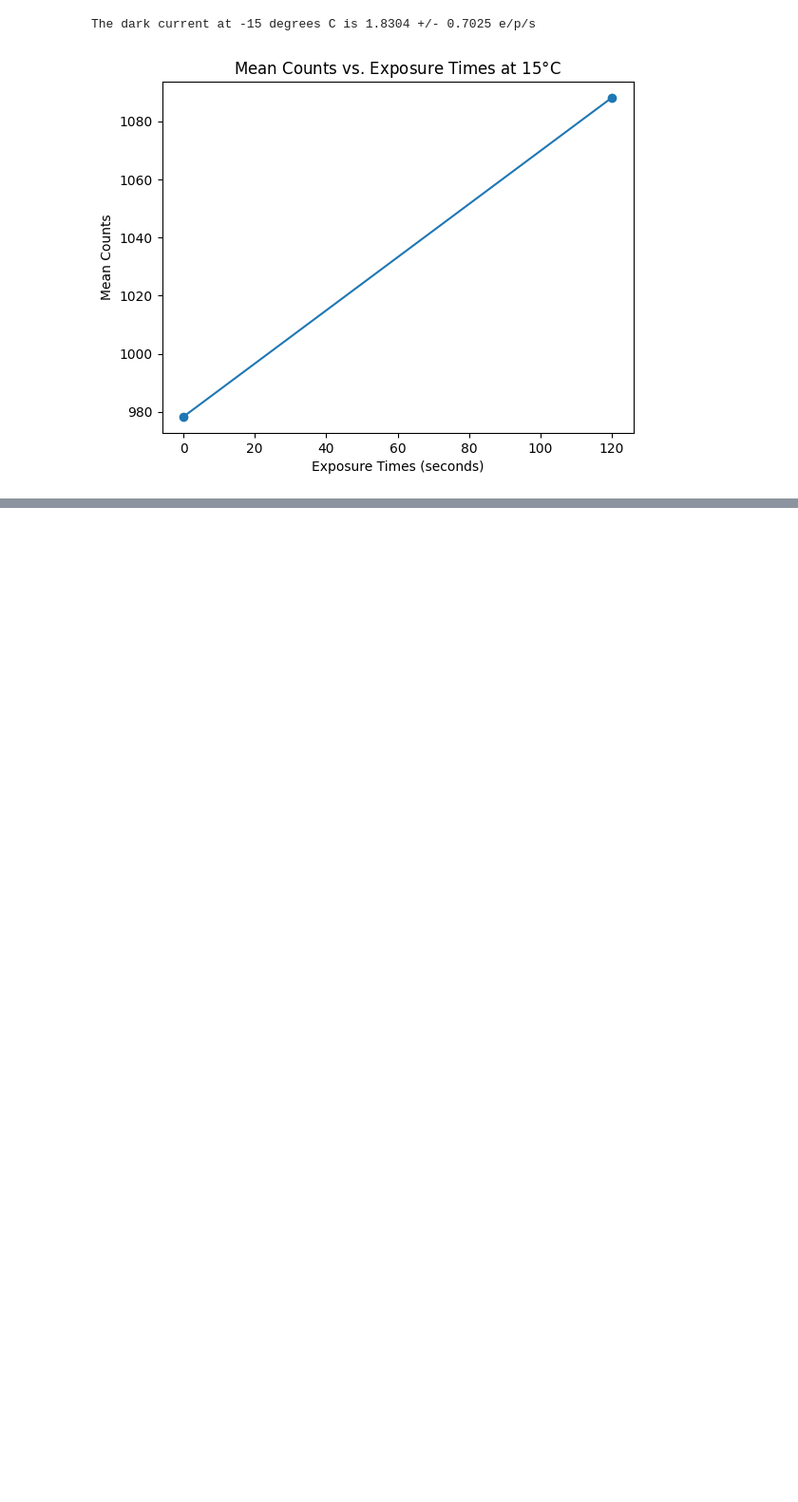
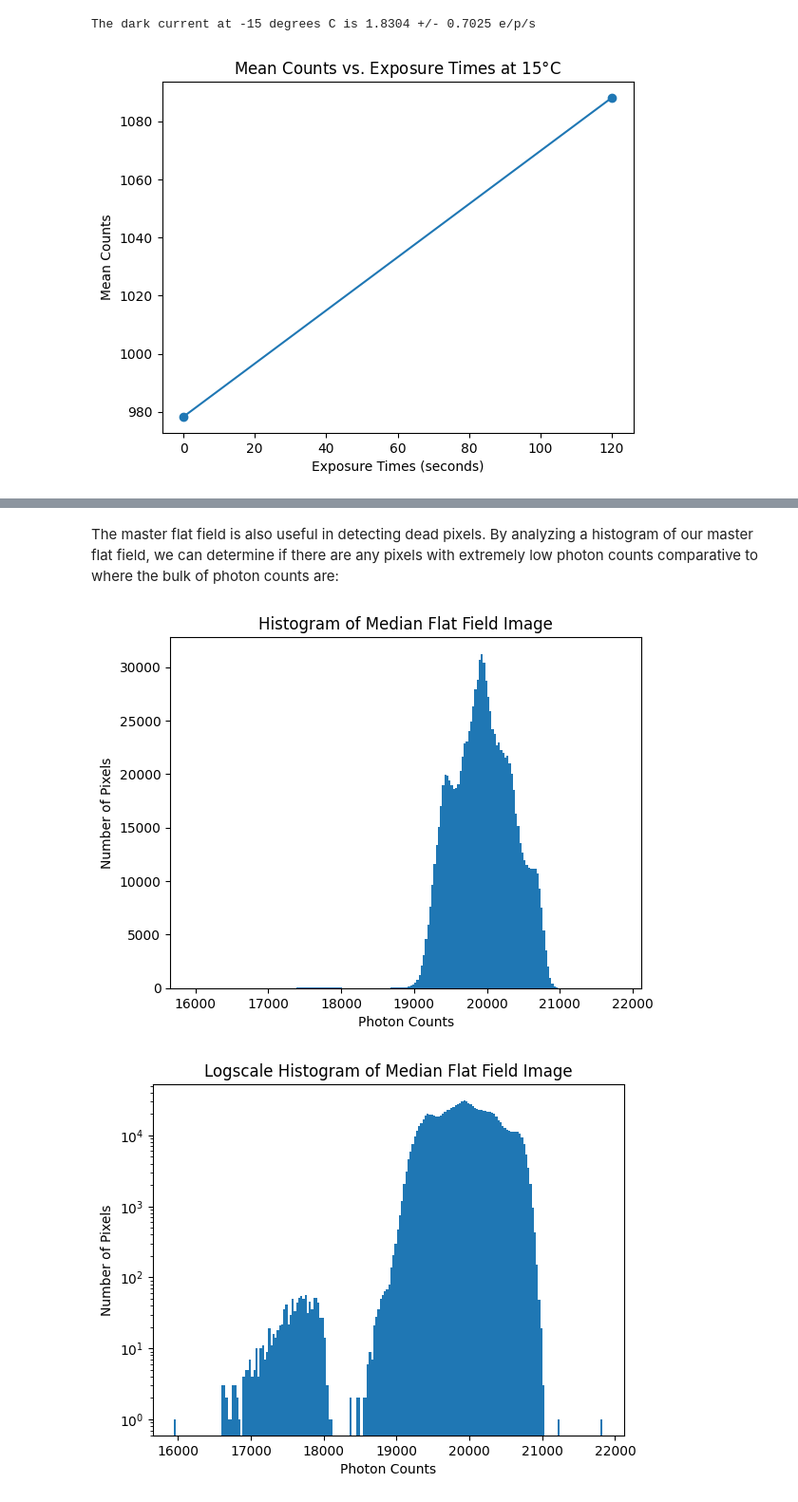
Before and after one commit to Efrain1013/AST_443, a Jupyter notebook: ryan_stuff/ryan_full_report.ipynb, the cells around one changed output, grey strips where cells are left out. Shown at 95% size. Saved outputs shown, nothing was run; the diff lists cells and outputs as text; code cells hidden in the pictures; blank space fills up the shorter version.

```diff
--- a/ryan_stuff/ryan_full_report.ipynb
+++ b/ryan_stuff/ryan_full_report.ipynb
@@ -529,0 +558,18 @@ The dark current at -15 degrees C is 1.8304 +/- 0.7025 e/p/s
+# %% [markdown]
+The master flat field is also useful in detecting dead pixels. By analyzing a histogram of our master flat field, we can determine if there are any pixels with extremely low photon counts comparative to where the bulk of photon counts are:
+# %%
+flat_median = median_values.flatten()
+histogram = plt.hist(flat_median, range=(np.min(flat_median), np.max(flat_median)), bins=200)
+plt.xlabel('Photon Counts')
+plt.ylabel("Number of Pixels")
+plt.title("Histogram of Median Flat Field Image")
+plt.show()
+histogram = plt.hist(flat_median, range=(np.min(flat_median), np.max(flat_median)), bins=200)
+plt.xlabel('Photon Counts')
+plt.ylabel("Number of Pixels")
+plt.title("Logscale Histogram of Median Flat Field Image")
+plt.yscale("log")
+plt.show()
+# %% [output]
+[figure, added]
+[figure, added]
```
Also changed, not shown: parts of 24 cells of this notebook.
